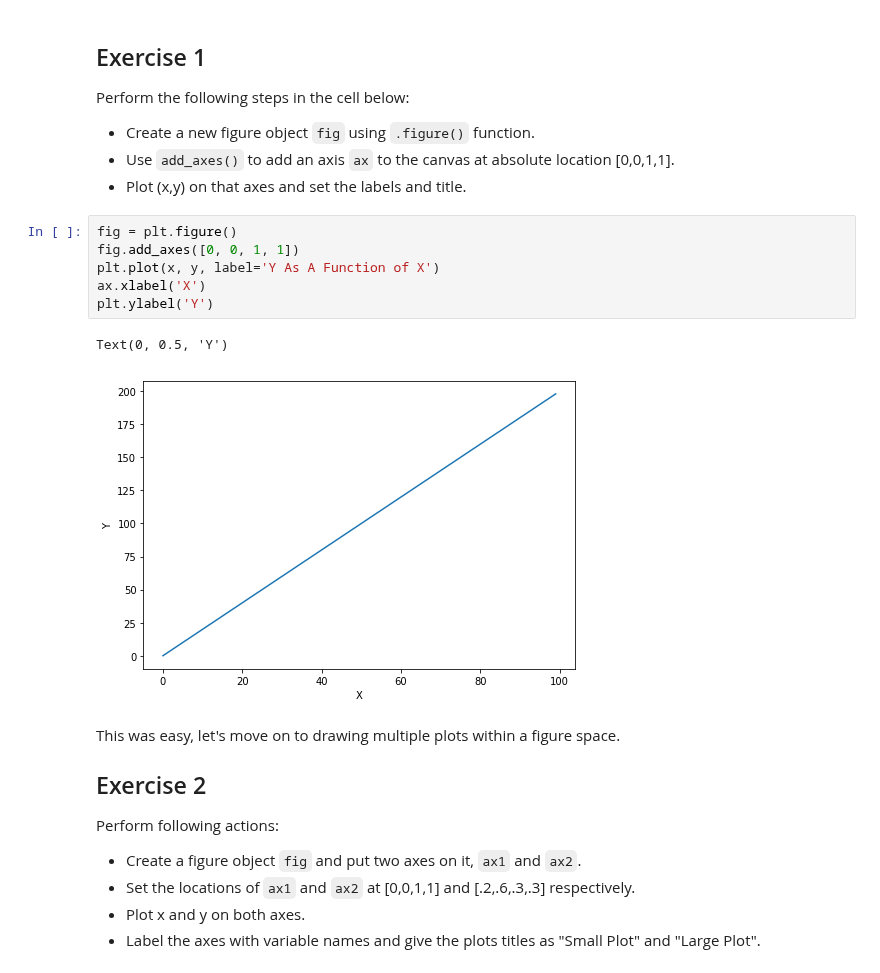
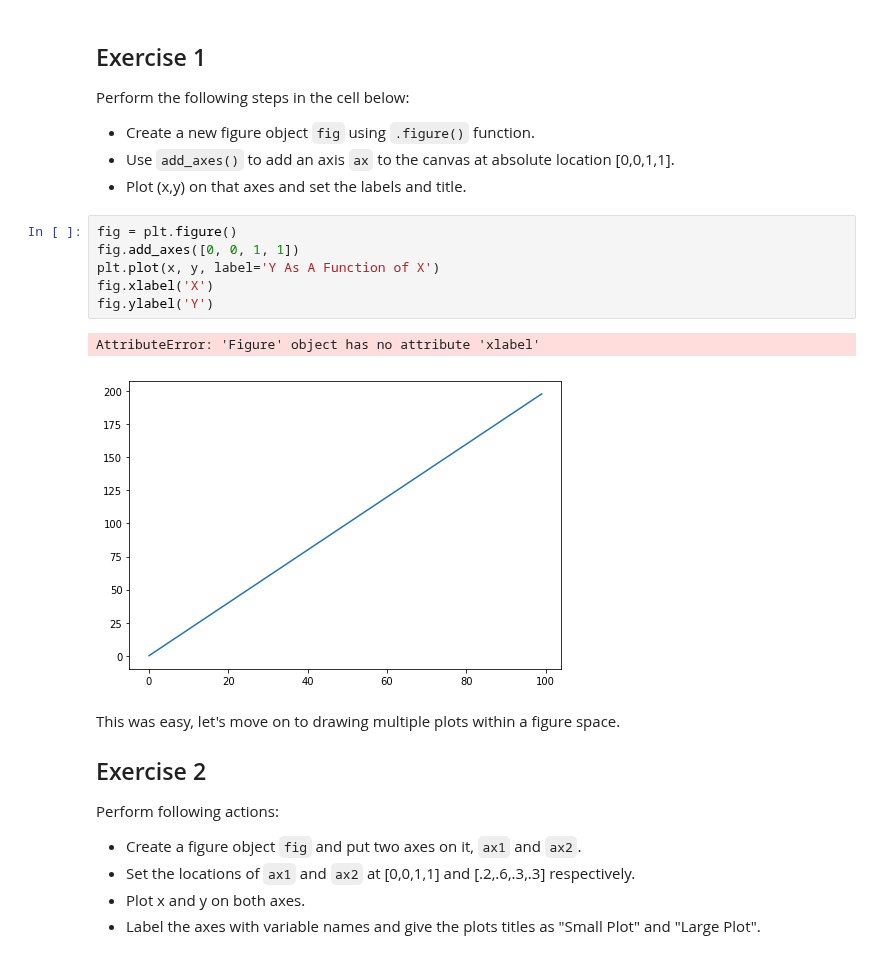
Before and after one commit to nkacoroski/dsc-1-03-13-customizing-visualizations-with-matplotlib-lab-seattle-ds-career-040119, a Jupyter notebook: index.ipynb, the cells around one changed output. Cells and saved outputs as stored; diff of their text form.

```diff
--- a/index.ipynb
+++ b/index.ipynb
@@ -64,12 +64,12 @@ Perform the following steps in the cell below:
 # %%
 fig = plt.figure()
 fig.add_axes([0, 0, 1, 1])
 plt.plot(x, y, label='Y As A Function of X')
-ax.xlabel('X')
-plt.ylabel('Y')
+fig.xlabel('X')
+fig.ylabel('Y')
 # %% [output]
-Text(0, 0.5, 'Y')
+AttributeError: 'Figure' object has no attribute 'xlabel'
-[figure, old version]
+[figure, new version]
 # %% [markdown]
 This was easy, let's move on to drawing multiple plots within a figure space.
 
```
